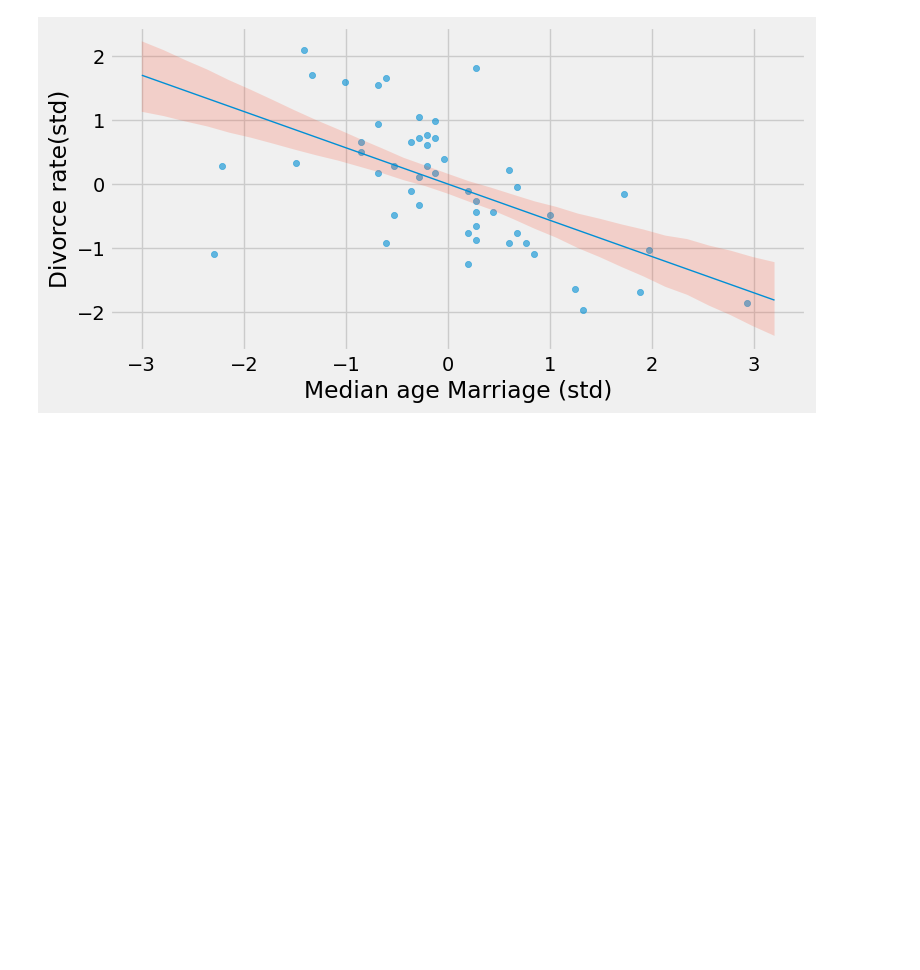
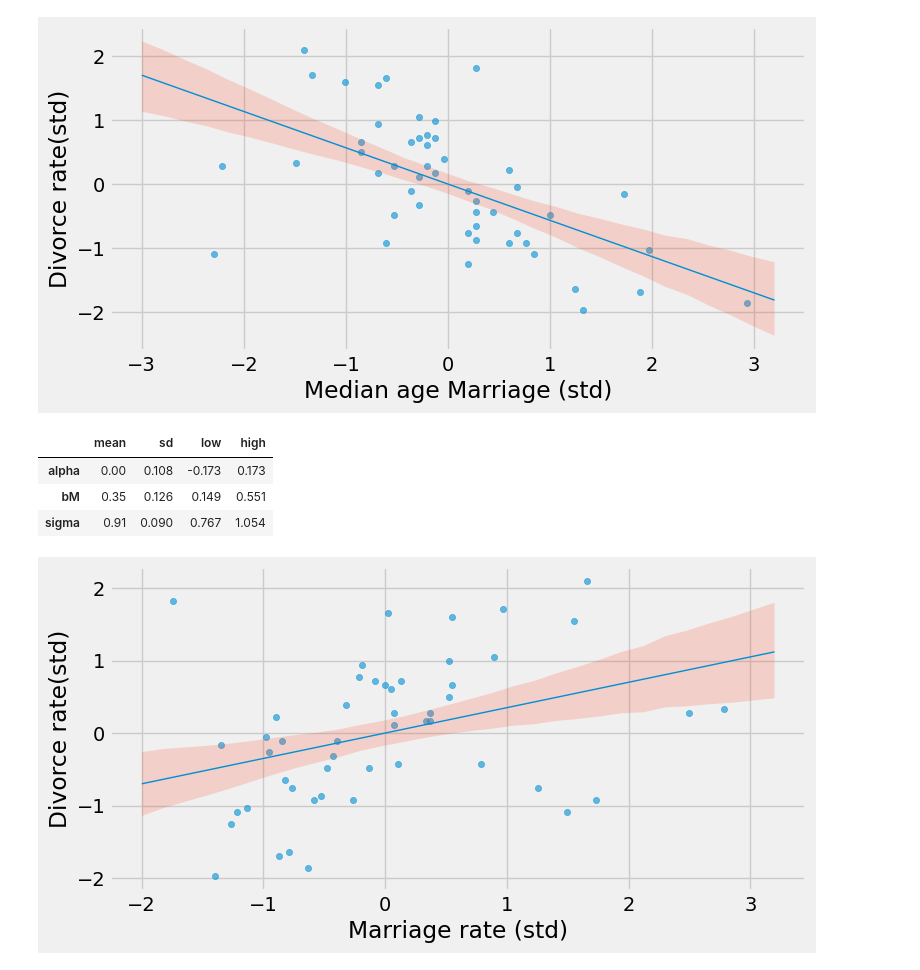
Before and after one commit to sushmit86/BuildingMachineLearningSystemsWithPython, a Jupyter notebook: sushmit_05_geocentric_models.ipynb, the cells around one changed output. Saved outputs shown, nothing was run; the diff lists cells and outputs as text; code cells hidden in the pictures; blank space fills up the shorter version.

```diff
--- a/sushmit_05_geocentric_models.ipynb
+++ b/sushmit_05_geocentric_models.ipynb
@@ -161,3 +164,54 @@ axs.set_ylabel('Divorce rate(std)')
 fig.show()
 # %% [output]
 [figure]
+# %%
+# @title 5.6
+d['M'] = (d.Marriage - d.Marriage.mean())/d.Marriage.std()
+M_arr = jnp.array(d.M)
+model5_2 = tfd.JointDistributionNamedAutoBatched(OrderedDict(
+    alpha = tfd.Normal(loc=0.0,scale=0.2),
+    bM = tfd.Normal(loc=0,scale=0.5),
+    sigma = tfd.Exponential(rate = 1.0),
+    mu = lambda  alpha,bM,sigma: tfd.Deterministic(alpha + bM * M_arr),
+    D = lambda mu,sigma: tfd.Sample(tfd.Normal(loc=mu,scale=sigma))
+    ))
+def nll5_2(parameters):
+  samples = model5_2.sample(
+      D = D_arr,
+      alpha = parameters[0],
+      bM = parameters[1],
+      sigma = parameters[2],
+      seed = jax.random.PRNGKey(42))
+  return -1* model5_2.log_prob(samples)
+# %%
+optimize_fn = ScipyMinimize(fun= nll5_2,method = 'L-BFGS-B' )
+alpha_start = model5_2.parameters['model']['alpha'].mean()
+bM_start = model5_2.parameters['model']['bM'].mean()
+sigma_start = model5_2.parameters['model']['sigma'].mean()
+results = optimize_fn.run(init_params=jnp.array([alpha_start,bM_start,sigma_start]))
+df_result,cov_matrix,df_post_samples_m_5_2 = marginal_test_results(model5_2,results,nll5_2)
+df_result.round(3)
+# %% [output]
+|  | mean | sd | low | high |
+| alpha | 0.00 | 0.108 | -0.173 | 0.173 |
+| bM | 0.35 | 0.126 | 0.149 | 0.551 |
+| sigma | 0.91 | 0.090 | 0.767 | 1.054 |
+# %%
+M_seq = np.linspace(-2,3.2,30)
+get_mu_lower = lambda _M: arviz.hdi(np.array(df_post_samples_m_5_2.alpha + df_post_samples_m_5_2.bM * _M),hdi_prob = credib_interval)[0]
+get_mu_upper = lambda _M: arviz.hdi(np.array(df_post_samples_m_5_2.alpha + df_post_samples_m_5_2.bM * _M),hdi_prob = credib_interval)[1]
+vfunc_lower = np.vectorize(get_mu_lower)
+vfunc_upper = np.vectorize(get_mu_upper)
+mu_lower=vfunc_lower(M_seq)
+mu_upper=vfunc_upper(M_seq)
+mean_mu_pred = df_result.loc['alpha','mean'] + df_result.loc['bM','mean'] * M_seq
+
+fig, axs = plt.subplots(1, 1, figsize=(8, 4))
+axs.scatter(d.M,d.D,alpha=0.6,s=20)
+axs.plot(M_seq, mean_mu_pred,linewidth=1.0)
+axs.fill_between(M_seq, mu_lower,mu_upper, alpha=0.2)
+axs.set_xlabel('Marriage rate (std)')
+axs.set_ylabel('Divorce rate(std)')
+fig.show()
+# %% [output]
+[figure, added]
```
Also changed, not shown: parts of 57 cells of this notebook.
